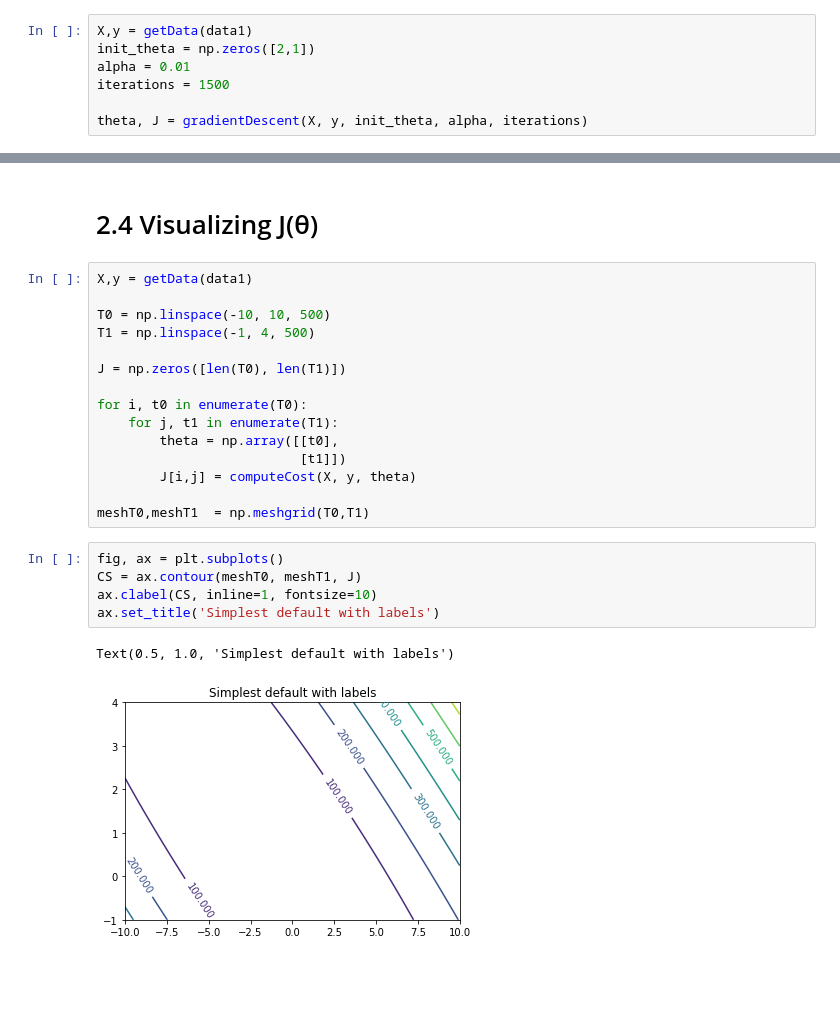
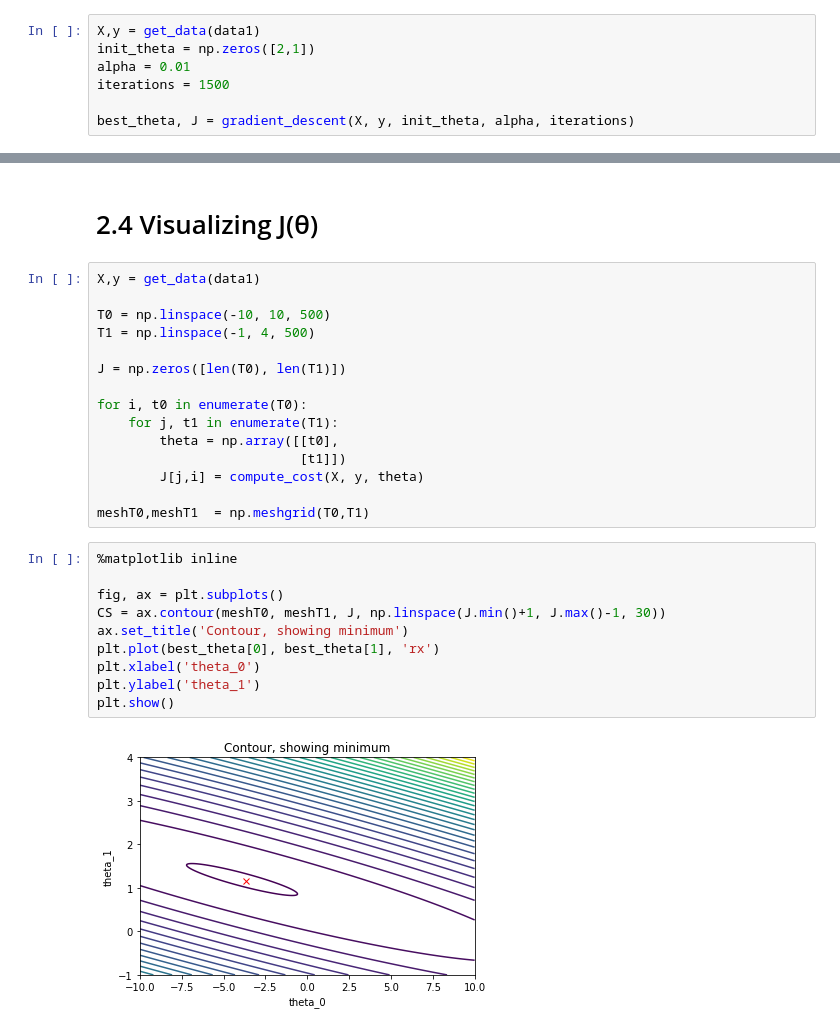
Before and after one commit to OfirKedem/Coursera-Machine-learning-python, a Jupyter notebook: ex1/code/one_variable_LR.ipynb, the cells around one changed output, grey strips where cells are left out. Cells and saved outputs as stored; diff of their text form; blank space fills up the shorter version.

```diff
--- a/ex1/code/one_variable_LR.ipynb
+++ b/ex1/code/one_variable_LR.ipynb
@@ -32,11 +34,11 @@ Text(0, 0.5, 'Profit in $10,000s')
 # %% [markdown]
 # 2.2 Gradient Descent
 # %%
-X,y = getData(data1)
+X,y = get_data(data1)
 init_theta = np.zeros([2,1])
 alpha = 0.01
 iterations = 1500
 
-theta, J = gradientDescent(X, y, init_theta, alpha, iterations)
+best_theta, J = gradient_descent(X, y, init_theta, alpha, iterations)
 # %%
 x_range = np.linspace(4,24)
@@ -53,7 +55,7 @@ plt.show()
 # %% [markdown]
 # 2.4 Visualizing J(θ)
 # %%
-X,y = getData(data1)
+X,y = get_data(data1)
 
 T0 = np.linspace(-10, 10, 500)
 T1 = np.linspace(-1, 4, 500)
@@ -64,17 +66,21 @@ for i, t0 in enumerate(T0):
     for j, t1 in enumerate(T1):
         theta = np.array([[t0],
                           [t1]])
-        J[i,j] = computeCost(X, y, theta)
+        J[j,i] = compute_cost(X, y, theta)
 
 meshT0,meshT1  = np.meshgrid(T0,T1)
-# %%
-fig, ax = plt.subplots()
-CS = ax.contour(meshT0, meshT1, J)
-ax.clabel(CS, inline=1, fontsize=10)
-ax.set_title('Simplest default with labels')
-# %% [output]
-Text(0.5, 1.0, 'Simplest default with labels')
-[figure, removed]
+# %%
+%matplotlib inline
+
+fig, ax = plt.subplots()
+CS = ax.contour(meshT0, meshT1, J, np.linspace(J.min()+1, J.max()-1, 30))
+ax.set_title('Contour, showing minimum')
+plt.plot(best_theta[0], best_theta[1], 'rx')
+plt.xlabel('theta_0')
+plt.ylabel('theta_1')
+plt.show()
+# %% [output]
+[figure, added]
 # %%
 %matplotlib notebook
 
```
Also changed, not shown: parts of 3 cells of this notebook, 2 other files.
